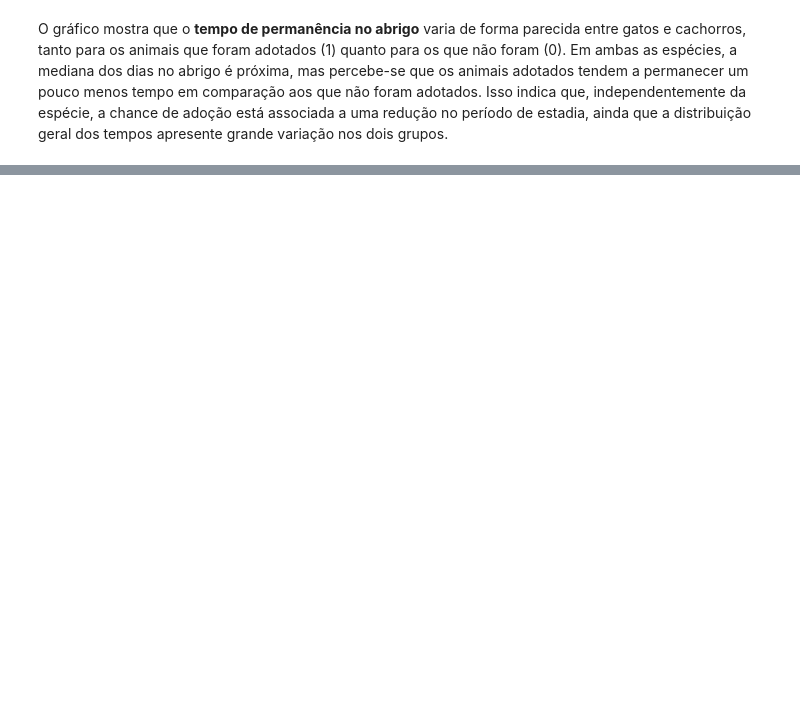
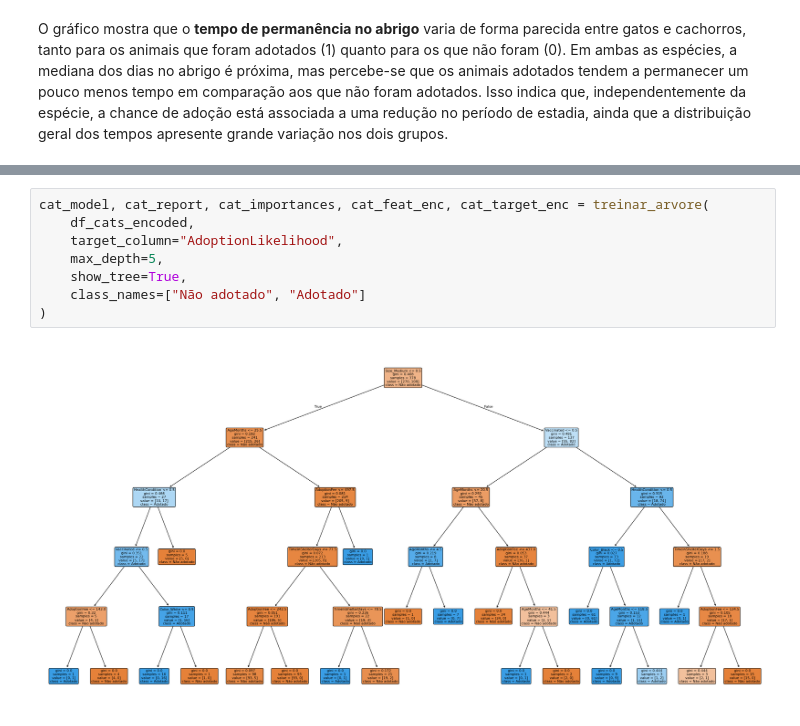
Before and after one commit to SabrinaMFTC/Artificial-Intelligence, a Jupyter notebook: trab_ia.ipynb, the cells around one changed output, grey strips where cells are left out. Drawn from its saved outputs; the diff is of its cells as text; blank space fills up the shorter version.

```diff
--- a/trab_ia.ipynb
+++ b/trab_ia.ipynb
@@ -246,0 +366,10 @@ O gráfico mostra que o **tempo de permanência no abrigo** varia de forma parec
+# %%
+cat_model, cat_report, cat_importances, cat_feat_enc, cat_target_enc = treinar_arvore(
+    df_cats_encoded,
+    target_column="AdoptionLikelihood",
+    max_depth=5,
+    show_tree=True,
+    class_names=["Não adotado", "Adotado"]
+)
+# %% [output]
+[figure, added]
```
Also changed, not shown: parts of 24 cells of this notebook.
